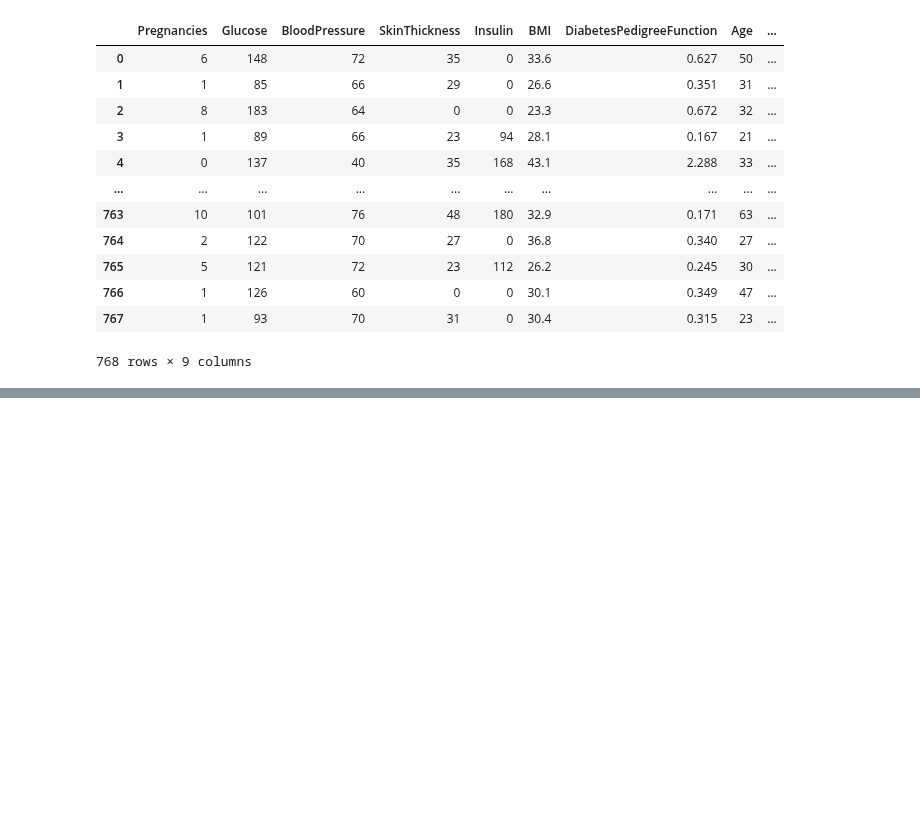
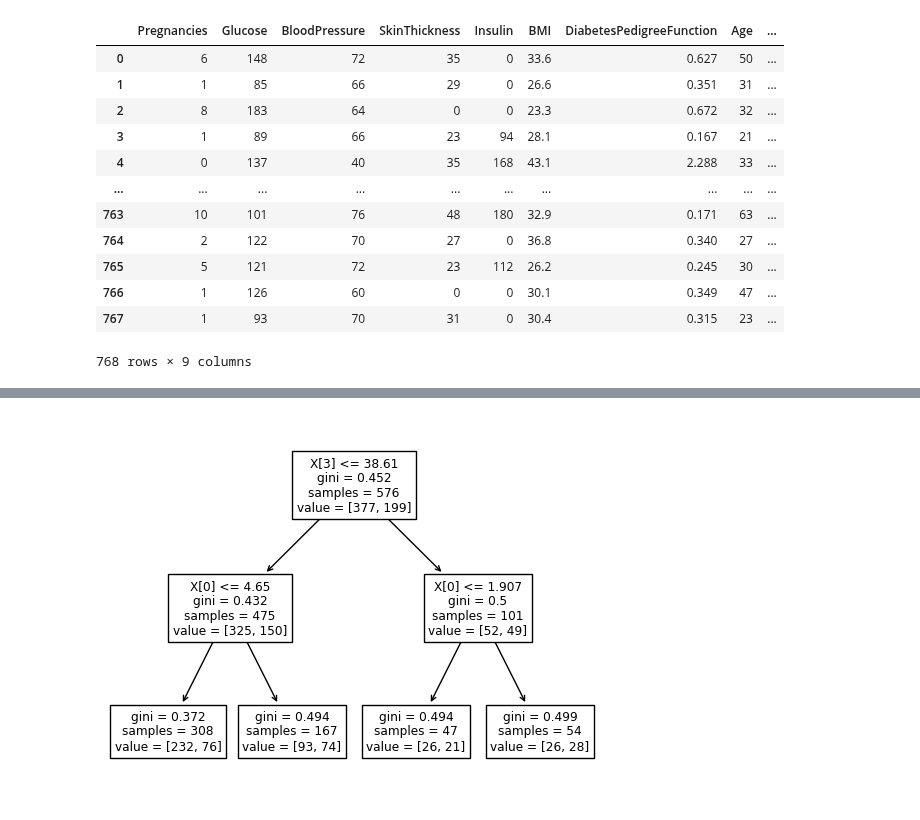
Before and after one commit to nadiiastasyk/Python, a Jupyter notebook: src/Tasks/Nadiia Parsons_Task 10.ipynb, the cells around one changed output, grey strips where cells are left out. Saved outputs shown, nothing was run; the diff lists cells and outputs as text; code cells hidden in the pictures; blank space fills up the shorter version.

```diff
--- a/src/Tasks/Nadiia Parsons_Task 10.ipynb
+++ b/src/Tasks/Nadiia Parsons_Task 10.ipynb
@@ -153,0 +228,8 @@ Age 0.005208333333333348 0.0073656956373598596
+# %%
+from sklearn.tree import plot_tree
+
+# будуємо дерево
+plot_tree(treeMdl)
+plt.show()
+# %% [output]
+[figure, added]
```
Also changed, not shown: parts of 15 cells of this notebook.
